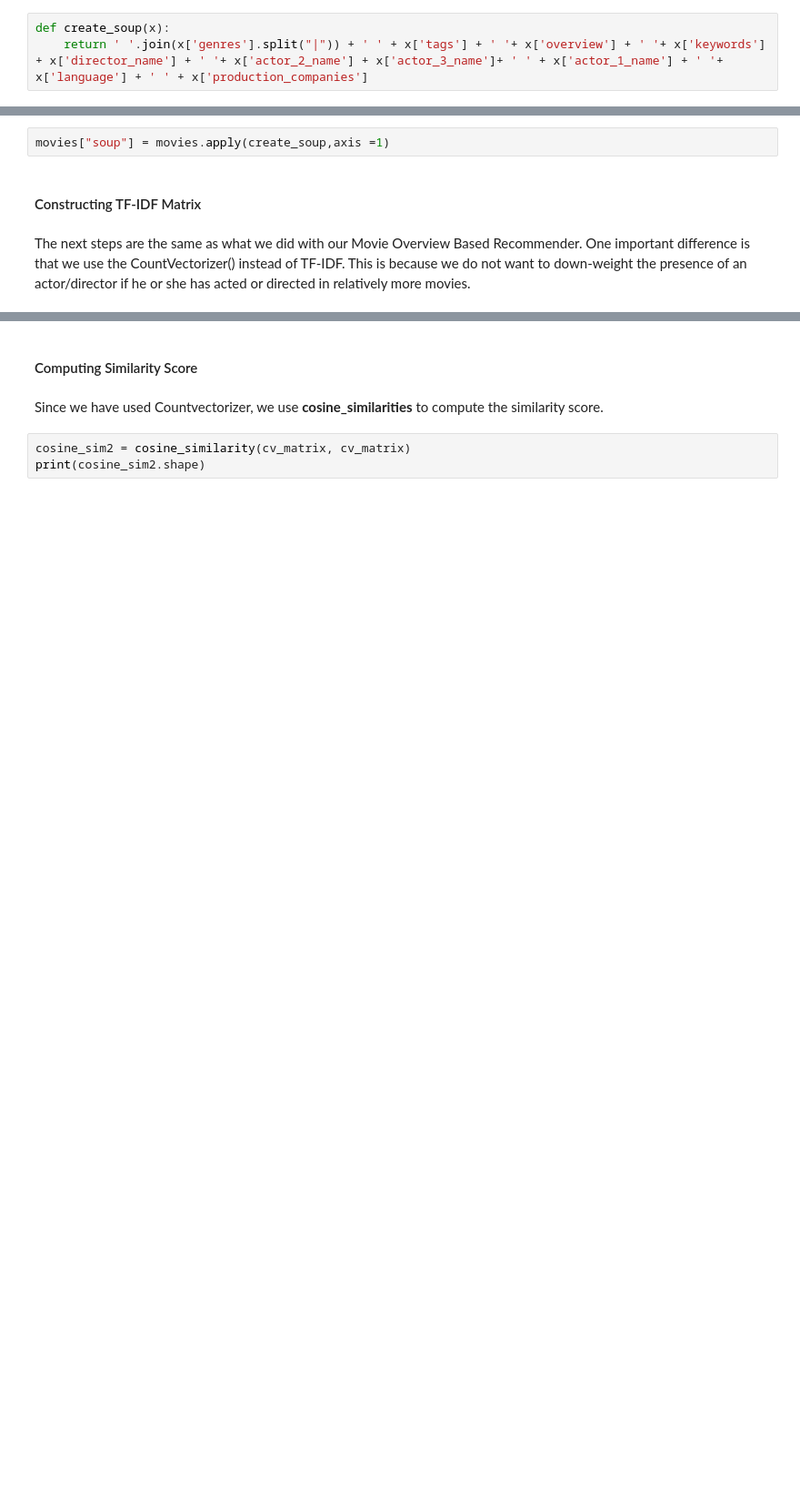
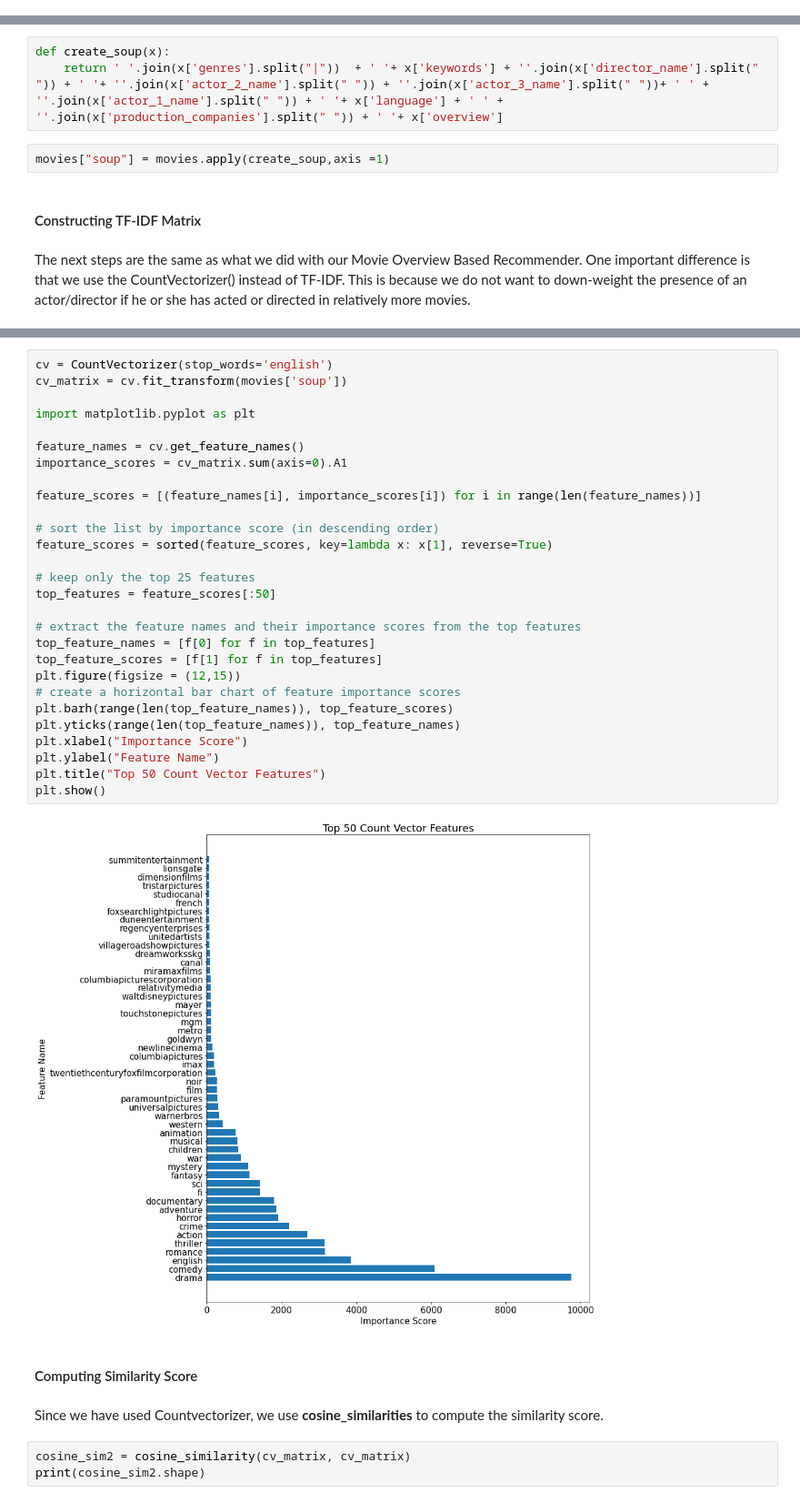
Before and after one commit to RobotB0y/Machine-Learning-for-FE-OR, a Jupyter notebook: movie-recommendation-systems.ipynb, the cells around one changed output, grey strips where cells are left out. Shown at 91% size. Drawn from its saved outputs; the diff is of its cells as text; blank space fills up the shorter version.

```diff
--- a/movie-recommendation-systems.ipynb
+++ b/movie-recommendation-systems.ipynb
@@ -631,6 +661,3 @@ Index(['movieId', 'title', 'genres', 'imdbId', 'tmdbId', 'color',
       dtype='object')
 # %% [markdown]
 Now we create the 'soup' column, that contains all the metadata that we want to feed to our vectorizer (genres and tags).
-# %%
-def create_soup(x):
-    return ' '.join(x['genres'].split("|")) + ' ' + x['tags'] + ' '+ x['overview'] + ' '+ x['keywords'] + x['director_name'] + ' '+ x['actor_2_name'] + x['actor_3_name']+ ' ' + x['actor_1_name'] + ' '+ x['language'] + ' ' + x['production_companies']
@@ -637,3 +668,6 @@ def create_soup(x):
+# %%
+def create_soup(x):
+    return ' '.join(x['genres'].split("|"))  + ' '+ x['keywords'] + ''.join(x['director_name'].split(" ")) + ' '+ ''.join(x['actor_2_name'].split(" ")) + ''.join(x['actor_3_name'].split(" "))+ ' ' + ''.join(x['actor_1_name'].split(" ")) + ' '+ x['language'] + ' ' + ''.join(x['production_companies'].split(" ")) + ' '+ x['overview']
 # %%
 movies["soup"] = movies.apply(create_soup,axis =1)
 # %% [markdown]
@@ -646,3 +677,33 @@ cv_matrix = cv.fit_transform(movies['soup'])
+# %%
+cv = CountVectorizer(stop_words='english')
+cv_matrix = cv.fit_transform(movies['soup'])
+
+import matplotlib.pyplot as plt
+
+feature_names = cv.get_feature_names()
+importance_scores = cv_matrix.sum(axis=0).A1
+
+feature_scores = [(feature_names[i], importance_scores[i]) for i in range(len(feature_names))]
+
+# sort the list by importance score (in descending order)
+feature_scores = sorted(feature_scores, key=lambda x: x[1], reverse=True)
+
+# keep only the top 25 features
+top_features = feature_scores[:50]
+
+# extract the feature names and their importance scores from the top features
+top_feature_names = [f[0] for f in top_features]
+top_feature_scores = [f[1] for f in top_features]
+plt.figure(figsize = (12,15))
+# create a horizontal bar chart of feature importance scores
+plt.barh(range(len(top_feature_names)), top_feature_scores)
+plt.yticks(range(len(top_feature_names)), top_feature_names)
+plt.xlabel("Importance Score")
+plt.ylabel("Feature Name")
+plt.title("Top 50 Count Vector Features")
+plt.show()
+# %% [output]
+[figure, added]
 # %% [markdown]
 #### Computing Similarity Score
 # %% [markdown]
```
Also changed, not shown: parts of 32 cells of this notebook.
